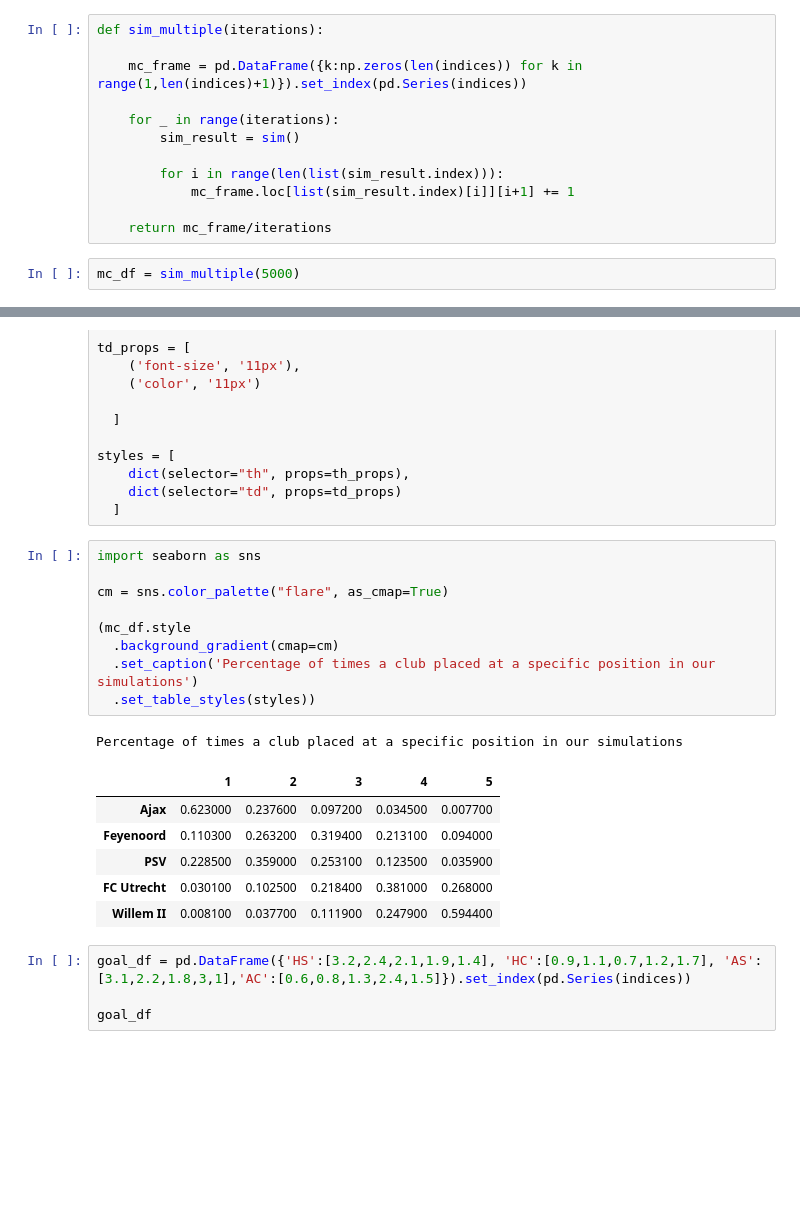
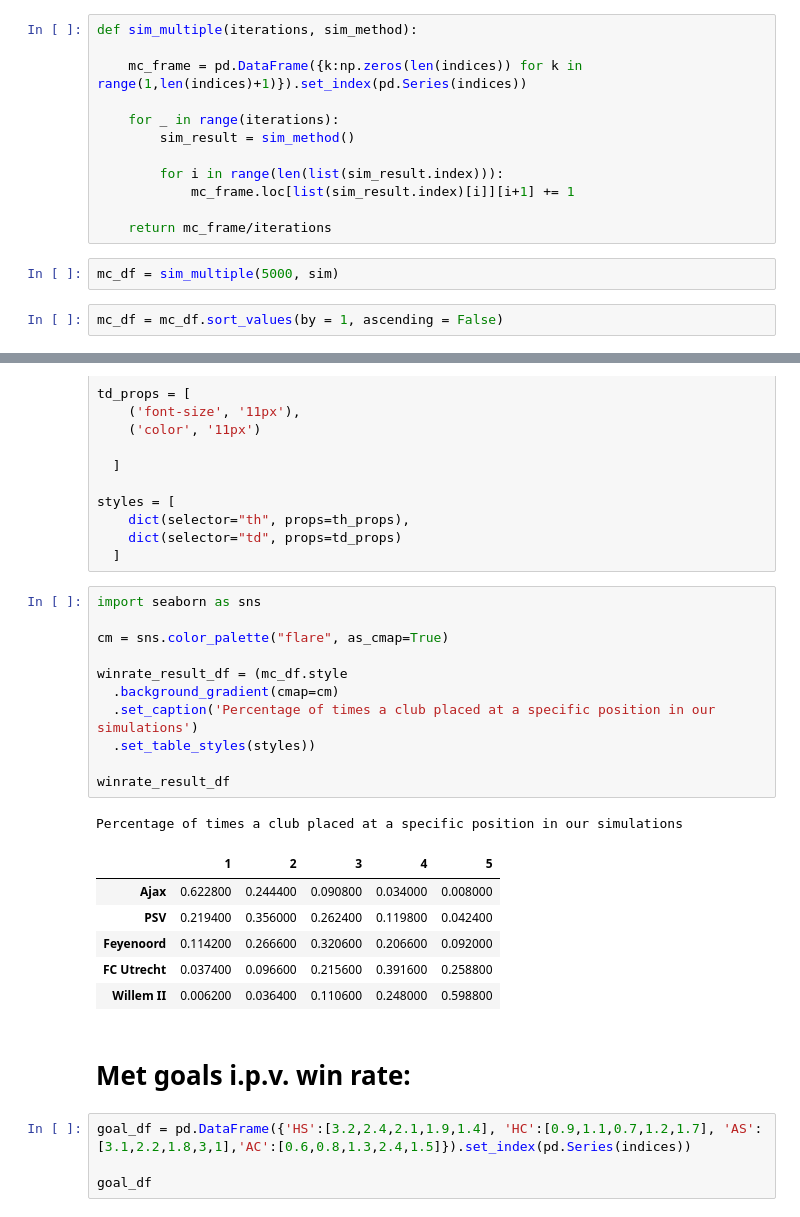
Before and after one commit to Verrem98/test_environment, a Jupyter notebook: monte_carlo.ipynb, the cells around one changed output, grey strips where cells are left out. Saved outputs shown, nothing was run; the diff lists cells and outputs as text; blank space fills up the shorter version.

```diff
--- a/monte_carlo.ipynb
+++ b/monte_carlo.ipynb
@@ -202,17 +203,19 @@ sim()
 # %%
-def sim_multiple(iterations):
+def sim_multiple(iterations, sim_method):
 
     mc_frame = pd.DataFrame({k:np.zeros(len(indices)) for k in range(1,len(indices)+1)}).set_index(pd.Series(indices))
 
     for _ in range(iterations):
-        sim_result = sim()
+        sim_result = sim_method()
 
         for i in range(len(list(sim_result.index))):
             mc_frame.loc[list(sim_result.index)[i]][i+1] += 1
 
     return mc_frame/iterations
 # %%
-mc_df = sim_multiple(5000)
+mc_df = sim_multiple(5000, sim)
+# %%
+mc_df = mc_df.sort_values(by = 1, ascending = False)
 # %%
 th_props = [
     ('font-size', '11px'),
@@ -235,20 +238,24 @@ styles = [
 # %%
 import seaborn as sns
 
 cm = sns.color_palette("flare", as_cmap=True)
 
-(mc_df.style
+winrate_result_df = (mc_df.style
   .background_gradient(cmap=cm)
   .set_caption('Percentage of times a club placed at a specific position in our simulations')
   .set_table_styles(styles))
+
+winrate_result_df
 # %% [output]
 Percentage of times a club placed at a specific position in our simulations
 |  | 1 | 2 | 3 | 4 | 5 |
-| Ajax | 0.623000 | 0.237600 | 0.097200 | 0.034500 | 0.007700 |
-| Feyenoord | 0.110300 | 0.263200 | 0.319400 | 0.213100 | 0.094000 |
-| PSV | 0.228500 | 0.359000 | 0.253100 | 0.123500 | 0.035900 |
-| FC Utrecht | 0.030100 | 0.102500 | 0.218400 | 0.381000 | 0.268000 |
-| Willem II | 0.008100 | 0.037700 | 0.111900 | 0.247900 | 0.594400 |
+| Ajax | 0.622800 | 0.244400 | 0.090800 | 0.034000 | 0.008000 |
+| PSV | 0.219400 | 0.356000 | 0.262400 | 0.119800 | 0.042400 |
+| Feyenoord | 0.114200 | 0.266600 | 0.320600 | 0.206600 | 0.092000 |
+| FC Utrecht | 0.037400 | 0.096600 | 0.215600 | 0.391600 | 0.258800 |
+| Willem II | 0.006200 | 0.036400 | 0.110600 | 0.248000 | 0.598800 |
+# %% [markdown]
+# Met goals i.p.v. win rate:
 # %%
 goal_df = pd.DataFrame({'HS':[3.2,2.4,2.1,1.9,1.4], 'HC':[0.9,1.1,0.7,1.2,1.7], 'AS':[3.1,2.2,1.8,3,1],'AC':[0.6,0.8,1.3,2.4,1.5]}).set_index(pd.Series(indices))
 
```
Also changed, not shown: parts of 14 cells of this notebook, 1 other file.
